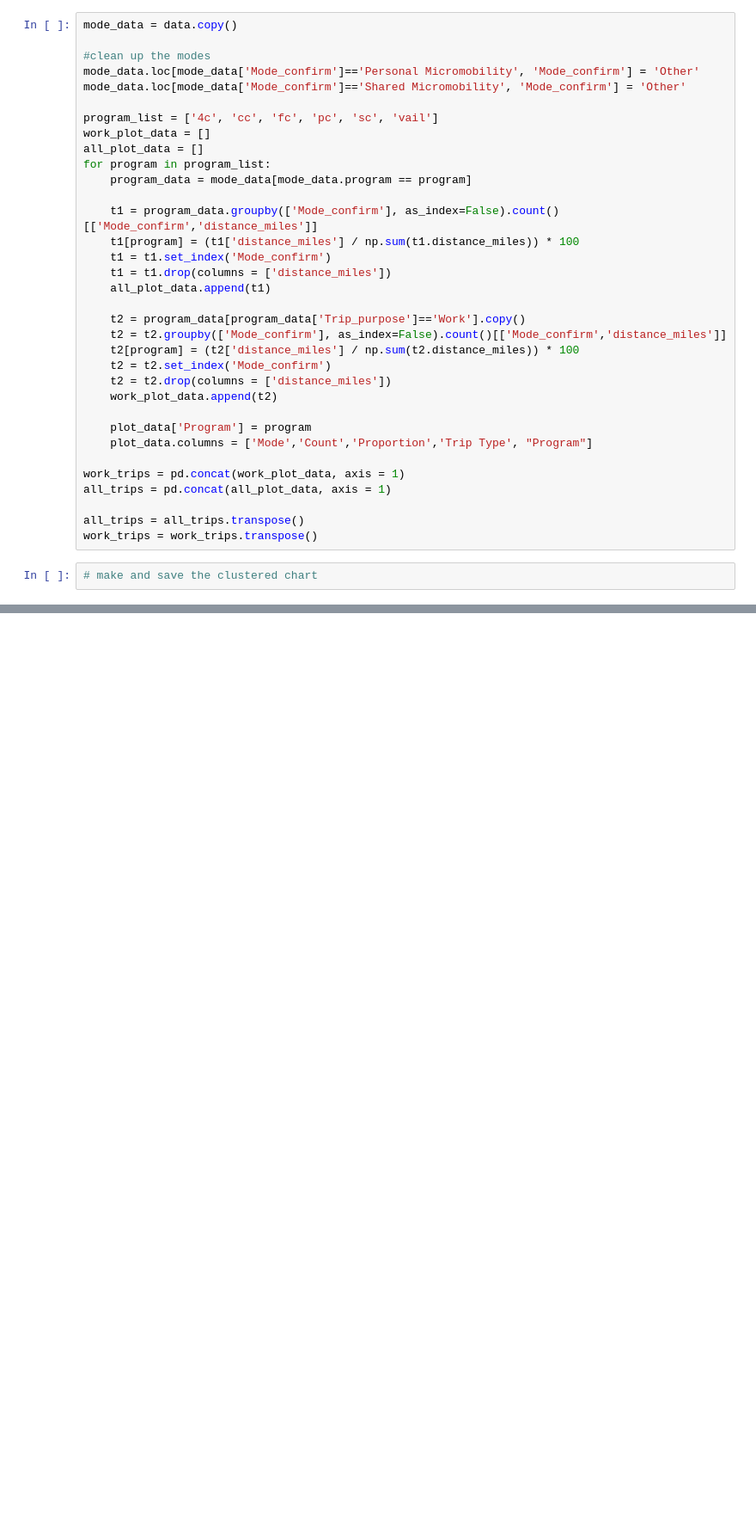
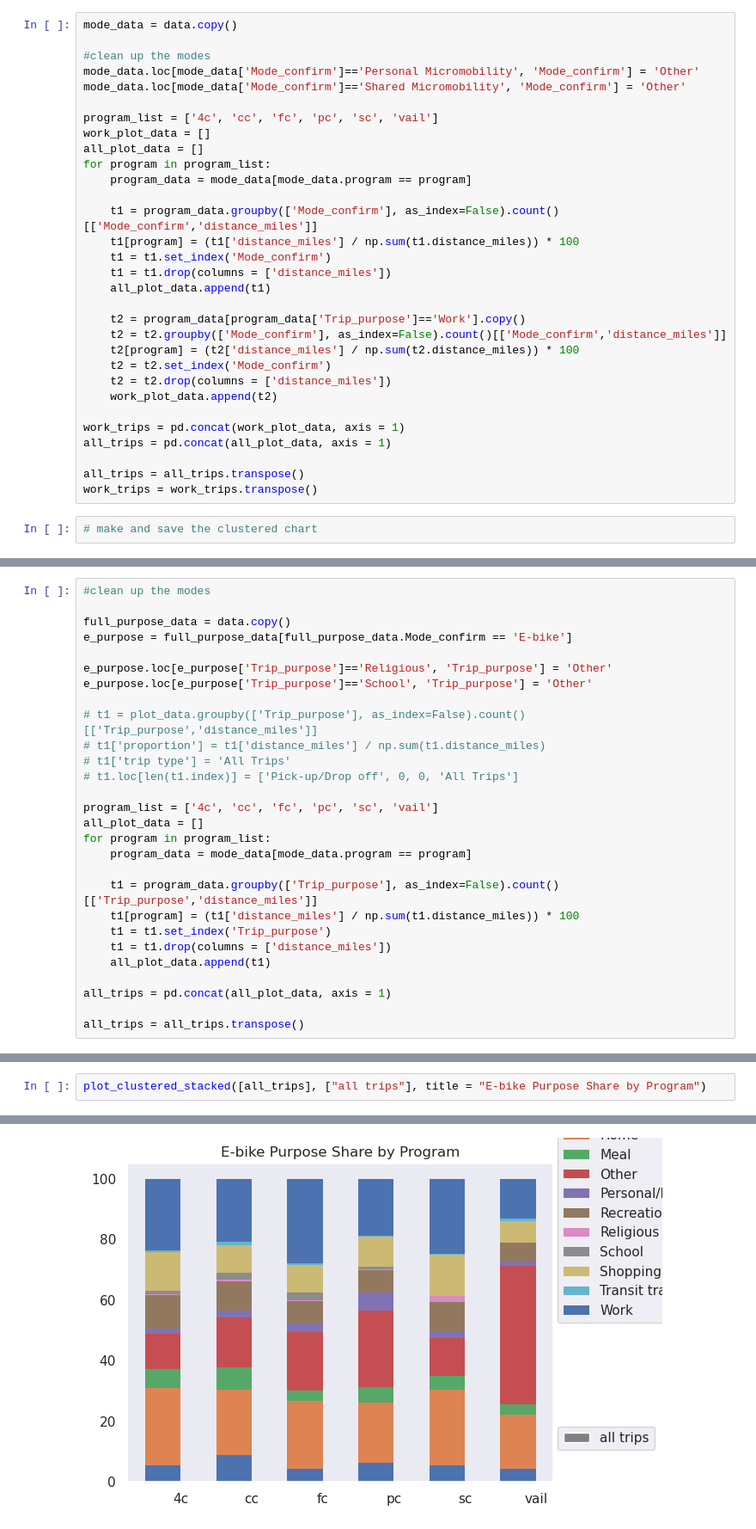
Before and after one commit to e-mission/em-public-dashboard, a Jupyter notebook: viz_scripts/CanBikeCO_Analysis.ipynb, the cells around one changed output, grey strips where cells are left out. Shown at 86% size. Cells and saved outputs as stored; diff of their text form; blank space fills up the shorter version.

```diff
--- a/viz_scripts/CanBikeCO_Analysis.ipynb
+++ b/viz_scripts/CanBikeCO_Analysis.ipynb
@@ -188,9 +203,6 @@ for program in program_list:
     t2 = t2.drop(columns = ['distance_miles'])
     work_plot_data.append(t2)
 
-    plot_data['Program'] = program
-    plot_data.columns = ['Mode','Count','Proportion','Trip Type', "Program"]
-
 work_trips = pd.concat(work_plot_data, axis = 1)
 all_trips = pd.concat(all_plot_data, axis = 1)
 
@@ -255,0 +356,28 @@ plot_clustered_stacked([all_trips, work_trips],["All Trips", "Work Trips"])
+# %%
+#clean up the modes
+
+full_purpose_data = data.copy()
+e_purpose = full_purpose_data[full_purpose_data.Mode_confirm == 'E-bike']
+
+e_purpose.loc[e_purpose['Trip_purpose']=='Religious', 'Trip_purpose'] = 'Other'
+e_purpose.loc[e_purpose['Trip_purpose']=='School', 'Trip_purpose'] = 'Other'
+
+# t1 = plot_data.groupby(['Trip_purpose'], as_index=False).count()[['Trip_purpose','distance_miles']]
+# t1['proportion'] = t1['distance_miles'] / np.sum(t1.distance_miles)
+# t1['trip type'] = 'All Trips'
+# t1.loc[len(t1.index)] = ['Pick-up/Drop off', 0, 0, 'All Trips']
+
+program_list = ['4c', 'cc', 'fc', 'pc', 'sc', 'vail']
+all_plot_data = []
+for program in program_list:
+    program_data = mode_data[mode_data.program == program]
+
+    t1 = program_data.groupby(['Trip_purpose'], as_index=False).count()[['Trip_purpose','distance_miles']]
+    t1[program] = (t1['distance_miles'] / np.sum(t1.distance_miles)) * 100
+    t1 = t1.set_index('Trip_purpose')
+    t1 = t1.drop(columns = ['distance_miles'])
+    all_plot_data.append(t1)
+
+all_trips = pd.concat(all_plot_data, axis = 1)
+
+all_trips = all_trips.transpose()
@@ -255,0 +392,3 @@ plot_clustered_stacked([all_trips, work_trips],["All Trips", "Work Trips"])
+# %%
+plot_clustered_stacked([all_trips], ["all trips"], title = "E-bike Purpose Share by Program")
+# %% [output]
@@ -255,0 +396 @@ plot_clustered_stacked([all_trips, work_trips],["All Trips", "Work Trips"])
+[figure, added]
```
Also changed, not shown: parts of 16 cells of this notebook.
